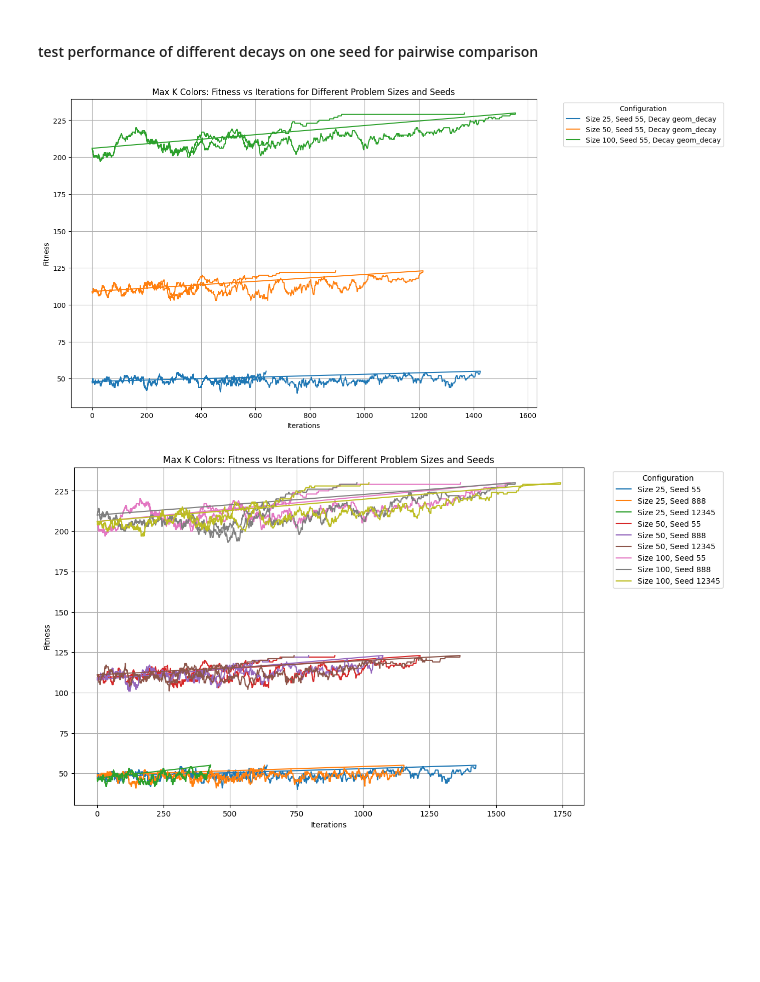
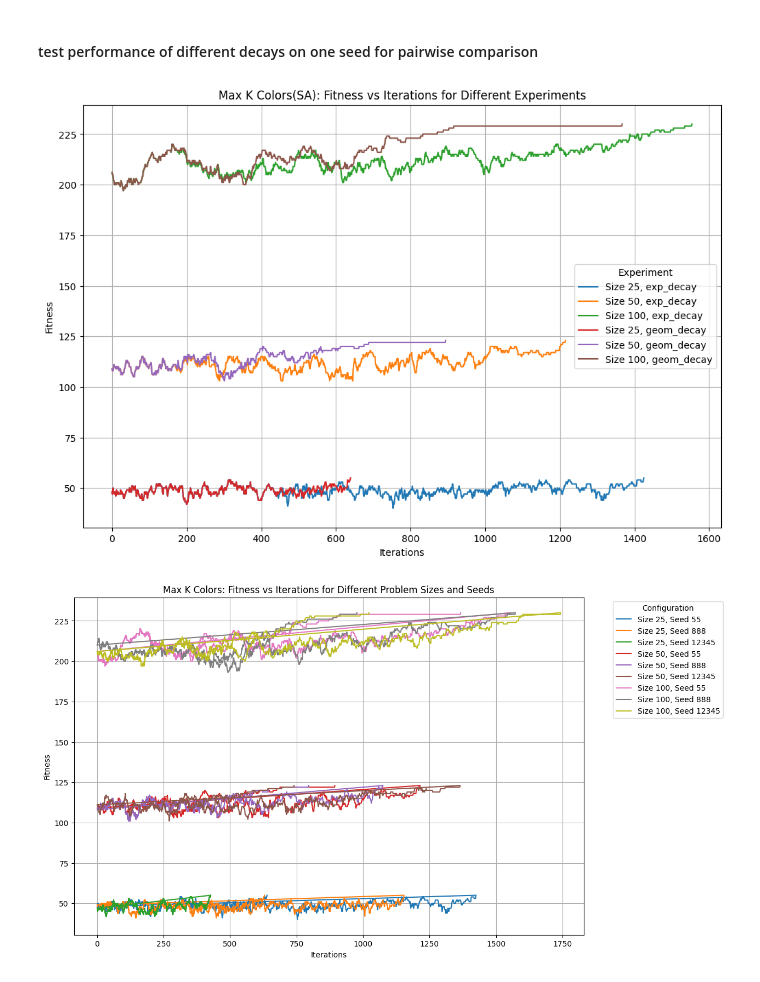
Before and after one commit to melodyyu/cs7641-a2-optimization, a Jupyter notebook: maxKColors_optimization.ipynb, the cells around one changed output. Saved outputs shown, nothing was run; the diff lists cells and outputs as text; code cells hidden in the pictures; blank space fills up the shorter version.

```diff
--- a/maxKColors_optimization.ipynb
+++ b/maxKColors_optimization.ipynb
@@ -741,23 +741,30 @@ stats_df = pd.read_csv('sa_maxKcolor_pairtest_experiments_stats.csv')
 
 problem_sizes = [25, 50, 100]
 # %%
-# Plot fitness over iterations for each problem size and seed
-plt.figure(figsize=(12, 8))
+# Function to plot fitness vs iterations for each experiment
+def plot_fitness_iterations(curves_df):
+    plt.figure(figsize=(12, 8))
 
-for size in problem_sizes:
-    for seed in seeds:
-        temp_df = curve_df[(curve_df['Problem_Size'] == size) &
-                           (curve_df['Seed'] == seed)]
-        plt.plot(temp_df['Iteration'], temp_df['Fitness'], label=f'Size {size}, Seed {seed}, Decay {decay_name}')
+    experiments = curves_df['Decay_Type'].unique()
+    for experiment in experiments:
+        exp_df = curves_df[curves_df['Decay_Type'] == experiment]
+        sizes = exp_df['Problem_Size'].unique()
 
-plt.xlabel('Iterations')
-plt.ylabel('Fitness')
-plt.title('Max K Colors: Fitness vs Iterations for Different Problem Sizes and Seeds')
-plt.legend(title='Configuration', bbox_to_anchor=(1.05, 1), loc='upper left')
-plt.grid(True)
-plt.show()
+        for size in sizes:
+            size_df = exp_df[exp_df['Problem_Size'] == size]
+            plt.plot(size_df['Iteration'], size_df['Fitness'], label=f'Size {size}, {experiment}')
+
+    plt.xlabel('Iterations')
+    plt.ylabel('Fitness')
+    plt.title('Max K Colors(SA): Fitness vs Iterations for Different Experiments')
+    plt.legend(title='Experiment')
+    plt.grid(True)
+    plt.show()
+
+# Plotting
+plot_fitness_iterations(combined_run_curves)
 # %% [output]
-[figure, old version]
+[figure, new version]
 # %%
 curve_df = pd.read_csv('sa_maxKcolor_experiments_curves.csv')
 stats_df = pd.read_csv('sa_maxKcolor_experiments_stats.csv')
```
